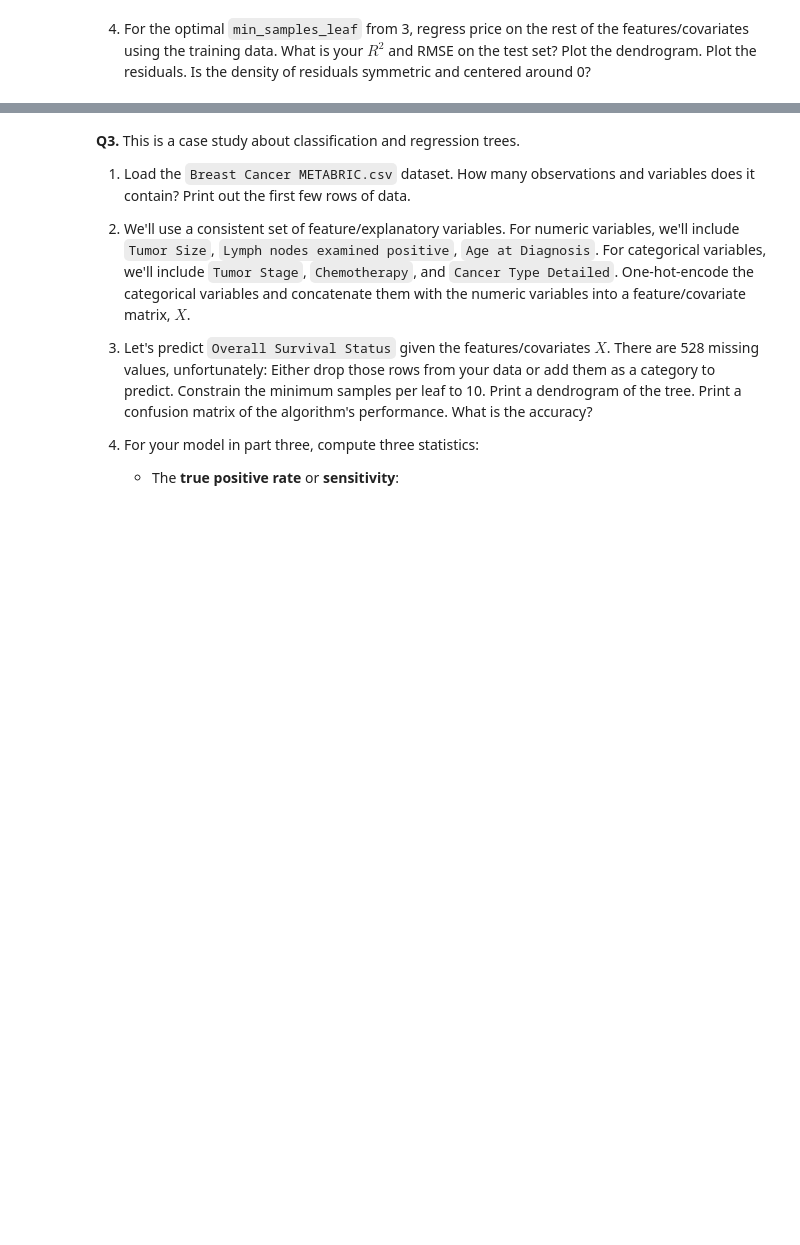
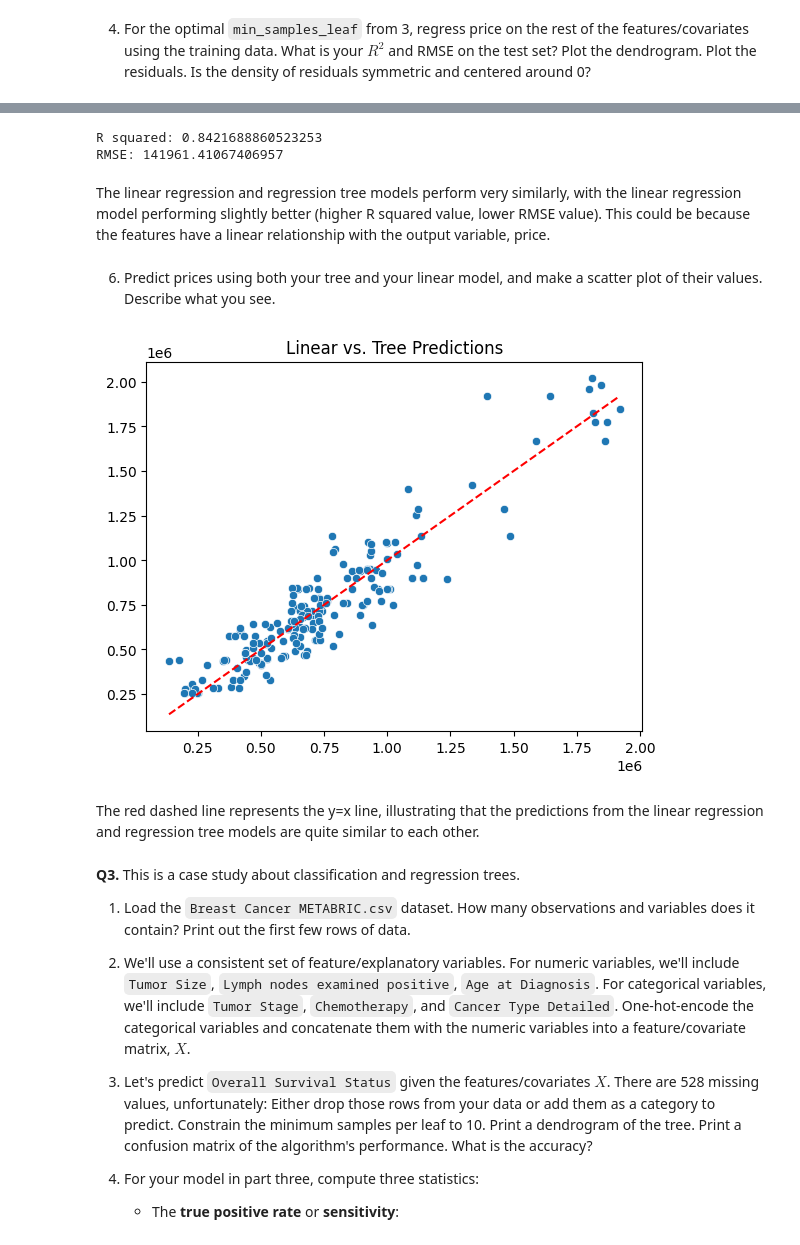
Before and after one commit to hasitanalluri/trees, a Jupyter notebook: assignment/assignment.ipynb, the cells around one changed output, grey strips where cells are left out. Drawn from its saved outputs; the diff is of its cells as text; code cells hidden in the pictures; blank space fills up the shorter version.

```diff
--- a/assignment/assignment.ipynb
+++ b/assignment/assignment.ipynb
@@ -128,3 +126,32 @@ print((max_index+1), "achieves the highest R2 value")
+# %%
+from sklearn.linear_model import LinearRegression
+from sklearn.metrics import mean_squared_error
+
+reg = LinearRegression().fit(X_train, y_train) # Fit the linear model
+print("R squared:",reg.score(X_test, y_test)) # R squared measure on test set
+
+# Compute RMSE
+y_test_pred = reg.predict(X_test)
+rmse = np.sqrt(mean_squared_error(y_test, y_test_pred))
+print("RMSE:", rmse)
+# %% [output]
+R squared: 0.8421688860523253
+RMSE: 141961.41067406957
+# %% [markdown]
+The linear regression and regression tree models perform very similarly, with the linear regression model performing slightly better (higher R squared value, lower RMSE value). This could be because the features have a linear relationship with the output variable, price.
+# %% [markdown]
+6. Predict prices using both your tree and your linear model, and make a scatter plot of their values. Describe what you see.
+# %%
+linear_predict = reg.predict(X_test)
+tree_predict = cart.predict(X_test)
+
+sns.scatterplot(x=linear_predict, y=tree_predict).set(title='Linear vs. Tree Predictions')
+plt.plot([min(linear_predict), max(linear_predict)], [min(linear_predict), max(linear_predict)], color='red', linestyle='--')
+plt.show()
+# %% [output]
+[figure, added]
+# %% [markdown]
+The red dashed line represents the y=x line, illustrating that the predictions from the linear regression and regression tree models are quite similar to each other.
 # %% [markdown]
 **Q3.** This is a case study about classification and regression trees.
 
```
Also changed, not shown: parts of 8 cells of this notebook.
